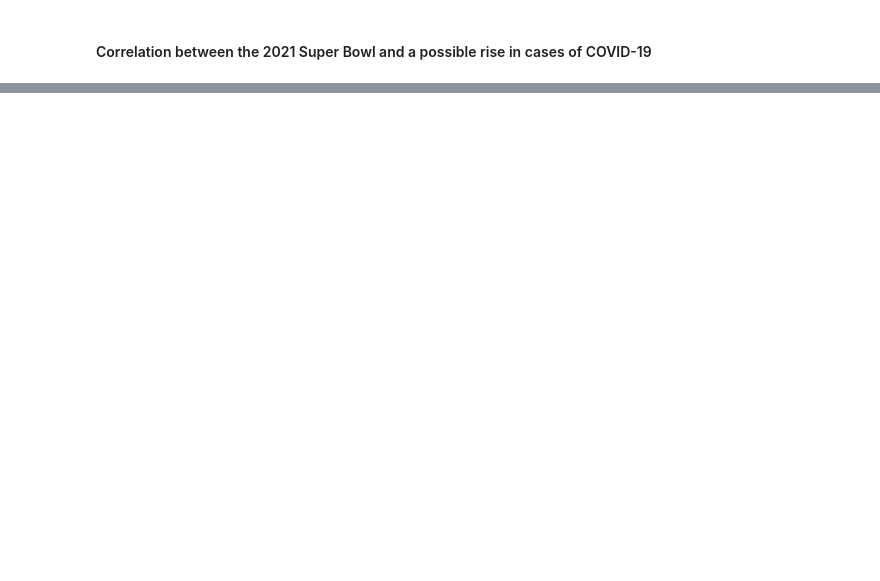
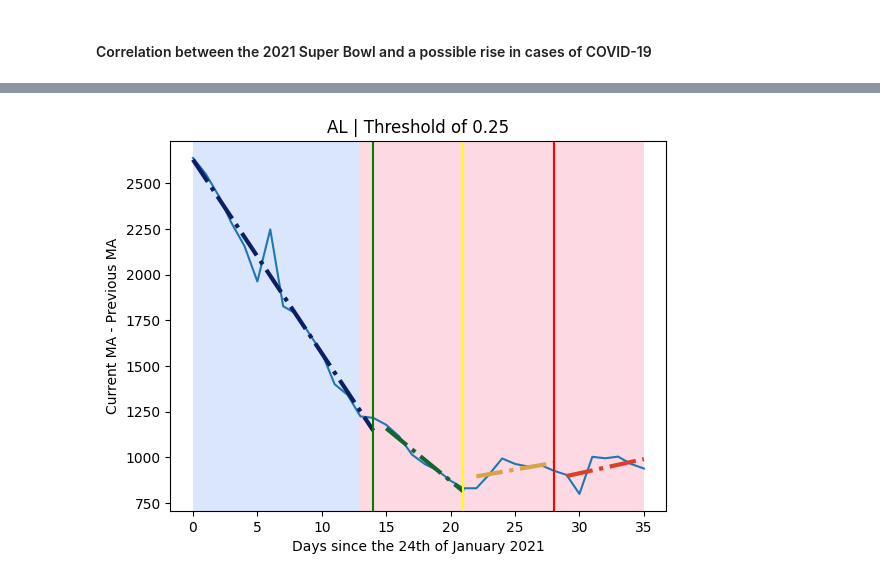
Before and after one commit to Toyok1/HDS_Super_Bowl_COVID, a Jupyter notebook: main.ipynb, the cells around one changed output, grey strips where cells are left out. Drawn from its saved outputs; the diff is of its cells as text; code cells hidden in the pictures; blank space fills up the shorter version.

```diff
--- a/main.ipynb
+++ b/main.ipynb
@@ -29,15 +28,18 @@ dataframe = dataframe[dataframe['County Name'] != 'Out of Country']
 #aggregate by state
 grouped = dataframe.groupby('State').sum()
 #rename the grouped column as State
-grouped = grouped.rename_axis('State').reset_index()
-partGrouped = grouped[["State"]]
+grouped = grouped.rename_axis('Date').reset_index()
+partGrouped = grouped[["Date"]]
 start_date = date(2021, 1, 24) #moving average starts having values on the 24th of January
 super_bowl_date = date(2021, 2, 7)
+sbplus7_date = date(2021, 2, 14)
+sbplus14_date = date(2021, 2, 21)
 
 difference = super_bowl_date - start_date
 
 
-end_date = date(2021, 3, 7)    # perhaps date.now()
+end_date = date(2021, 3, 7)
+final_diff = end_date - start_date
 delta = end_date - start_date   # returns timedelta
 listdays = []
 for i in range(delta.days + 1):
@@ -50,7 +52,7 @@ grouped = pd.concat([partGrouped, otherGrouped], axis=1)
 grouped = grouped.T
 grouped.columns = grouped.iloc[0]
 grouped = grouped.iloc[1: , :]
-grouped.rename(columns = {'State':'Date'}, inplace = True )
+#grouped.rename(columns = {'State':'Date'}, inplace = True )
 grouped.head()
 
 dataframe_list = []
@@ -60,10 +62,11 @@ for col in grouped.columns[1:]:
 
 for d in dataframe_list:
     #add colun with moving average for each day
-    d['MA'] = d.rolling(window=7).mean()
+    d['MAV'] = d.rolling(window=7).mean()
     #add column with the difference between the moving average of the current day and the moving average of the previous day
-    d['Diff'] = d['MA'].diff()
+    d['Diff'] = d['MAV'].diff()
     d.dropna(inplace=True)
+    d.index = pd.to_datetime(d.index)
 
 print(dataframe_list[33])
 # %% [output]
@@ -199,0 +107,78 @@ for df in dataframe_list:
+# %%
+def round_half_up(n, decimals=0):
+    multiplier = 10 ** decimals
+    return math.floor(n*multiplier + 0.5) / multiplier
+
+BayesOffline = c.BayesOffline()
+media_changepoint = 0.0
+count_changepoint = 0.0
+
+tabella = pd.DataFrame(columns=['State','FirstSlope','SecondSlope','ThirdSlope','FourthSlope'])
+for df in dataframe_list:
+    df = df.astype(int)
+    values = df[df.columns.values[2]].values
+
+    df2 = df[df.columns.values[2]]
+    values_before = df2.iloc[:difference.days+1].values
+    values_oneWeek = df2.iloc[difference.days+1:difference.days+8].values
+    values_twoWeek = df2.iloc[difference.days+8:difference.days+15].values
+    values_after = df2.iloc[difference.days+15:].values
+
+    # Out is a list of possible changepoint "indices"
+    prob = 0.5
+    out = []
+    while len(out) == 0:
+        prob = prob * 0.5
+        out = BayesOffline.find_changepoints(values, prob_threshold=prob)
+    for i in out:
+        media_changepoint += i
+        count_changepoint += 1
+    # Plot the data.
+    c.plot_changepoints(values, out)
+    z1 = np.polyfit(range(0,len(values_before)), values_before, 1)
+    #print ("{0}x + {1}".format(*z1))
+    p1 = np.poly1d(z1)
+    z2 = np.polyfit(range(len(values_before),len(values_before)+len(values_oneWeek)), values_oneWeek, 1)
+    p2 = np.poly1d(z2)
+    z3 = np.polyfit(range(len(values_before)+len(values_oneWeek),len(values_before)+len(values_oneWeek)+len(values_twoWeek)), values_twoWeek, 1)
+    p3 = np.poly1d(z3)
+    z4 = np.polyfit(range(len(values_before)+len(values_oneWeek)+len(values_twoWeek),len(values_before)+len(values_oneWeek)+len(values_twoWeek)+len(values_after)), values_after, 1)
+    p4 = np.poly1d(z4)
+
+    entry = pd.DataFrame.from_dict({"State": [df.columns.values[0]],'FirstSlope': [round_half_up(z1[0])],'SecondSlope': [round_half_up(z2[0])],'ThirdSlope': [round_half_up(z3[0])],'FourthSlope': [round_half_up(z4[0])]
+})
+    tabella = pd.concat([tabella, entry], ignore_index=True)
+
+    array1 = np.arange(0,len(values_before))
+    array2 = np.arange(len(values_before),len(values_before)+len(values_oneWeek))
+    array3 = np.arange(len(values_before)+len(values_oneWeek),len(values_before)+len(values_oneWeek)+len(values_twoWeek))
+    array4 = np.arange(len(values_before)+len(values_oneWeek)+len(values_twoWeek),len(values_before)+len(values_oneWeek)+len(values_twoWeek)+len(values_after))
+
+    '''vfunc = np.vectorize(lambda t: t - 1)
+    #array1 = vfunc(array1)
+    array2 = vfunc(array2)
+    array3 = vfunc(array3)
+    array4 = vfunc(array4)'''
+
+
+    plt.plot(array1, p1(range(0,len(values_before))), color="#0B1F65", linewidth=3, linestyle="dashdot")
+    plt.plot(array2, p2(range(len(values_before),len(values_before)+len(values_oneWeek))), color="#116530", linewidth=3, linestyle="dashdot")
+    #plt.plot(hole2,)
+    plt.plot(array3, p3(range(len(values_before)+len(values_oneWeek),len(values_before)+len(values_oneWeek)+len(values_twoWeek))), color="#D7A449", linewidth=3, linestyle="dashdot")
+    plt.plot(array4, p4(range(len(values_before)+len(values_oneWeek)+len(values_twoWeek),len(values_before)+len(values_oneWeek)+len(values_twoWeek)+len(values_after))), color="#DB3F29", linewidth=3, linestyle="dashdot")
+
+
+
+    #plt.plot(values)
+    plt.title(df.columns.values[0] + " | Threshold of " + str(prob))
+    plt.axvline(x = difference.days, color = 'green', label = 'Super Bowl')
+    plt.axvline(x = difference.days+7, color = 'yellow', label = 'Super Bowl')
+    plt.axvline(x = difference.days+14, color = 'red', label = 'Super Bowl')
+    plt.xlabel("Days since the 24th of January 2021")
+    plt.ylabel("Current MA - Previous MA")
+    plt.show()
+print("Media: " + str(media_changepoint/count_changepoint))
+print("Count: " + str(count_changepoint))
+print("Difference: " + str(difference.days))
+# %% [output]
+[figure, added]
```
Also changed, not shown: parts of 6 cells of this notebook, 2 other files.
